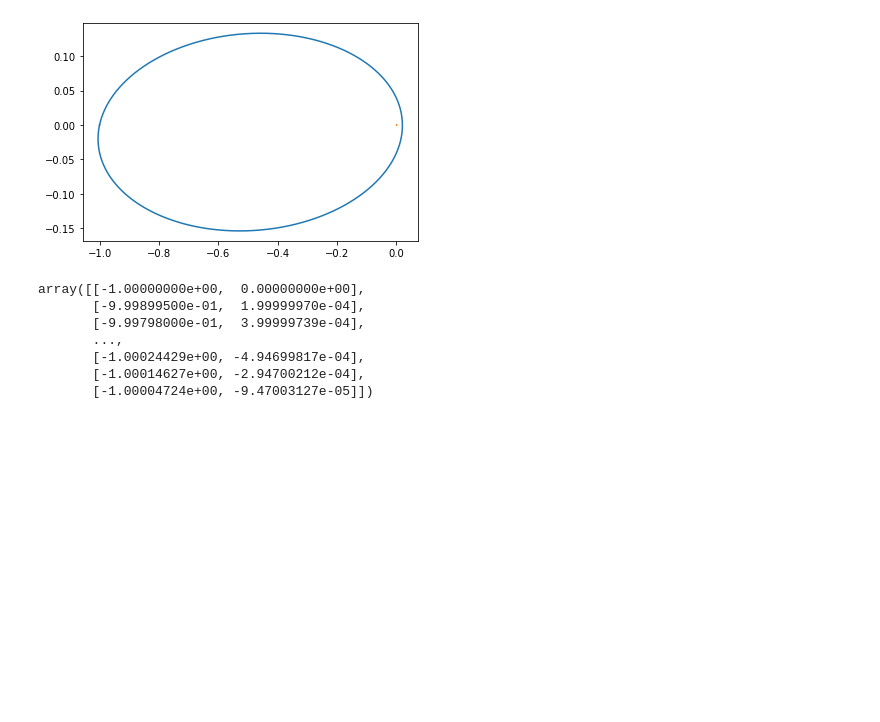
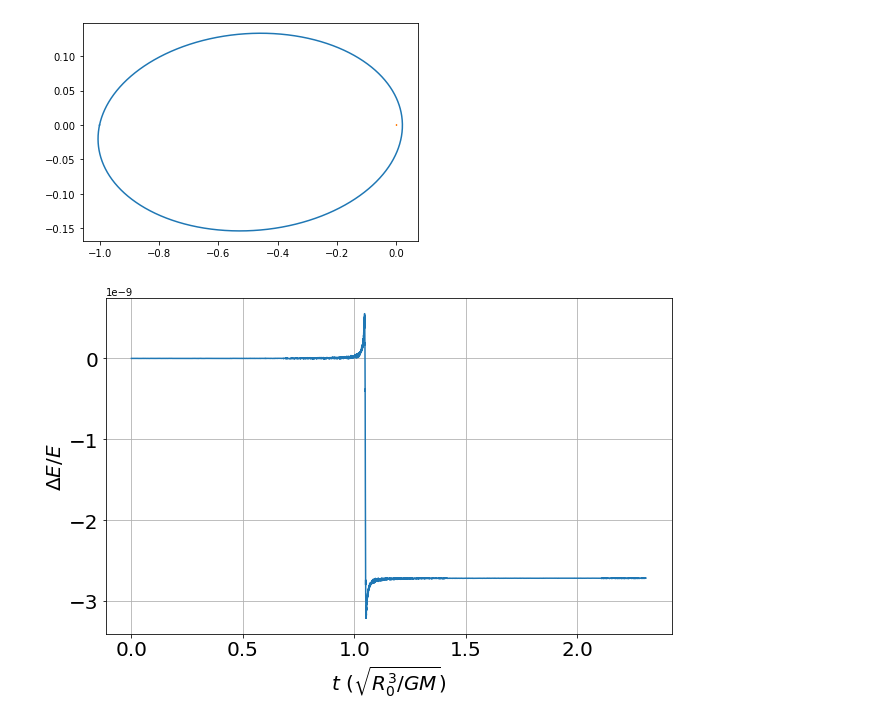
Before and after one commit to slowdivePTG/DIY_astrophysics, a Jupyter notebook: Galactic_Dynamics/Task2.ipynb, the cells around one changed output. Saved outputs shown, nothing was run; the diff lists cells and outputs as text; code cells hidden in the pictures; blank space fills up the shorter version.

```diff
--- a/Galactic_Dynamics/Task2.ipynb
+++ b/Galactic_Dynamics/Task2.ipynb
@@ -18,13 +18,22 @@ plt.plot(r2[:, 0], r2[:, 1])
 # %% [output]
 [<matplotlib.lines.Line2D at 0x...>]
 [figure]
-# %%
-(r1-r2)
-# %% [output]
-array([[-1.00000000e+00,  0.00000000e+00],
-       [-9.99899500e-01,  1.99999970e-04],
-       [-9.99798000e-01,  3.99999739e-04],
-       ...,
-       [-1.00024429e+00, -4.94699817e-04],
-       [-1.00014627e+00, -2.94700212e-04],
-       [-1.00004724e+00, -9.47003127e-05]])
+# %%
+f, ax = plt.subplots(figsize=(9, 6))
+
+ax.set_xlabel(r'$t\ (\sqrt{R_0^3/GM})$', fontsize=20)
+ax.set_ylabel(r'$\Delta E/E$', fontsize=20)
+ax.tick_params(labelsize=20)
+ax.grid()
+
+dr = r1 - r2
+q = 1e-5
+m1, m2 = q / (1 + q), 1 / (1 + q)
+K = 0.5 * m1 * (v1[:, 0]**2 + v1[:, 1]**2) + 0.5 * m2 * (v2[:, 0]**2 +
+                                                         v2[:, 1]**2)
+V = -m1 * m2 / np.sqrt(dr[:, 0]**2 + dr[:, 1]**2)
+ax.plot(t, (K + V - (K[0]+V[0]))/(K[0]+V[0]))
+
+f.tight_layout()
+# %% [output]
+[figure, added]
```
